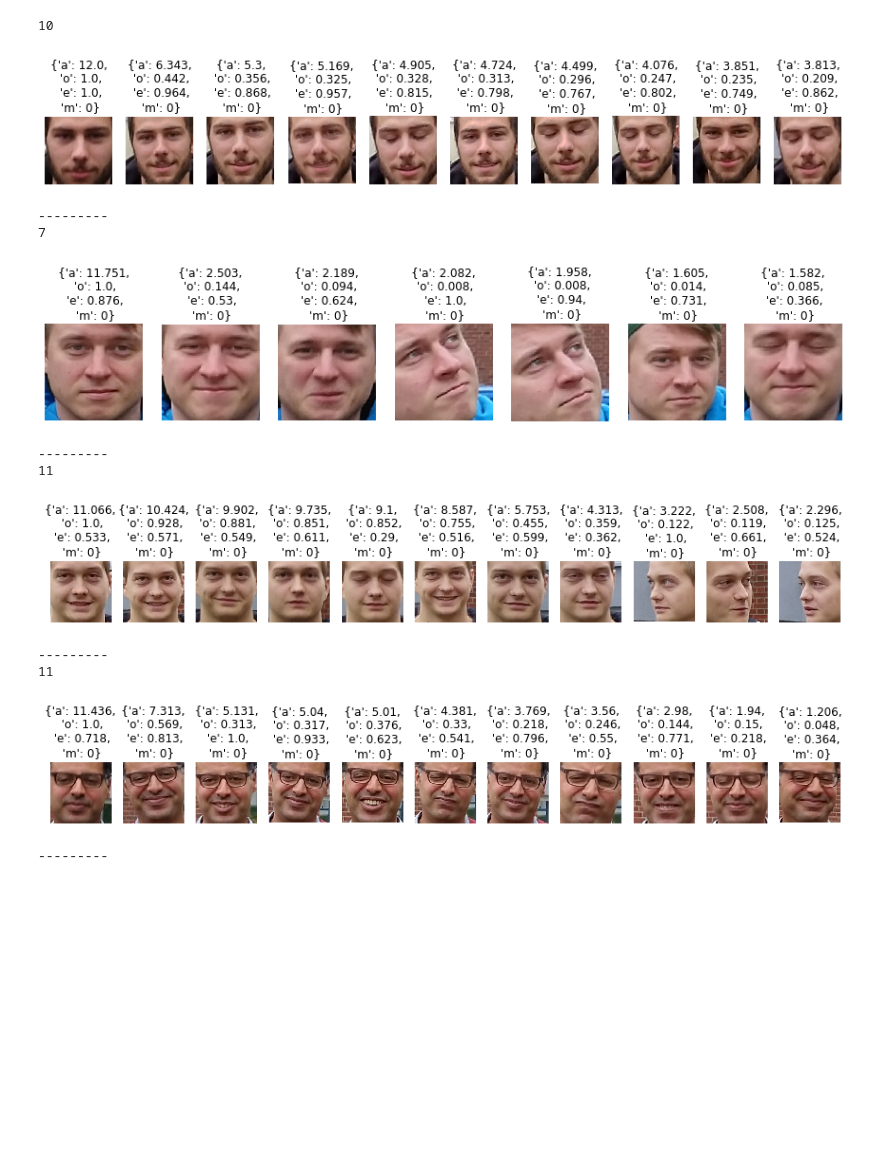
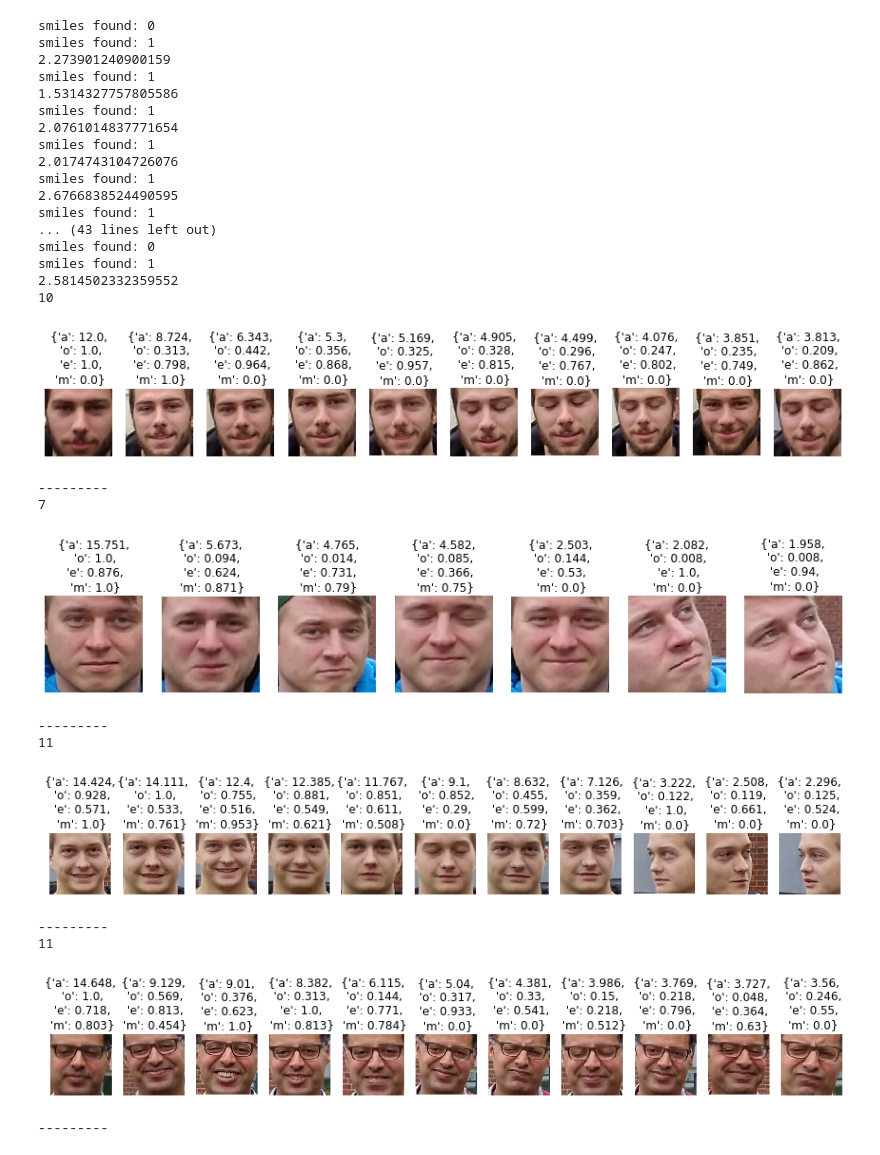
Before and after one commit to uol-mediaprocessing-201920/group-projects-group-photo, a Jupyter notebook: prototype.ipynb, the cells around one changed output. Drawn from its saved outputs; the diff is of its cells as text; code cells hidden in the pictures; blank space fills up the shorter version.

```diff
--- a/prototype.ipynb
+++ b/prototype.ipynb
@@ -124,7 +127,23 @@ class Face:
     self.score_orientation = 1 / distRatio
 
   def calc_score_mouth(self):
-    self.score_mouth = 0 #TODO
+    gray = cv2.cvtColor(cv2.cvtColor(self.picture_data,cv2.COLOR_RGB2BGR),cv2.COLOR_BGR2GRAY)
+    smile = face_cascade_smile.detectMultiScale3(
+        gray,
+        scaleFactor=1.8,
+        minNeighbors=20,
+        minSize=(30, 30),
+        flags = cv2.CASCADE_SCALE_IMAGE,
+        outputRejectLevels = True
+    )
+    rects = smile[0]
+    weights = smile[2]
+    print("smiles found: "+str(len(rects)))
+    if len(weights) == 1:
+      self.score_mouth = float(weights[0])
+      print(float(weights[0]))
+    else:
+      self.score_mouth = 0
 
   def calc_scores(self):
     self.calc_score_orientation()
@@ -178,6 +197,7 @@ dlib_pictures = [cv2.cvtColor(cv_img,cv2.COLOR_BGR2RGB) for cv_img in cv_picture
 face_detector = dlib.get_frontal_face_detector()
 face_landmarks = dlib.shape_predictor(landmarks_filename)
 face_recognition = dlib.face_recognition_model_v1(facerecognition_filename)
+face_cascade_smile = cv2.CascadeClassifier('haarcascade_smile.xml')
 
 # list of every unique person
 persons = []
@@ -196,39 +216,55 @@ for pic_idx, picture in enumerate(dlib_pictures):
     face_id = face_recognition.compute_face_descriptor(picture,landmarks)
 
     # check if person is already in persons list
     person = next((person for person in persons if person.faceVectorMatches(face_id)), None)
     if person is None:
       person = Person(face_id)
       persons.append(person)
 
     face = Face(extractFace(picture, d), pic_idx, landmarks)
     face.calc_scores()
     person.faces.append(face)
 
 # Output plots
 for person in persons:
   print(len(person.faces))
   person.normalize_scores()
   person.faces.sort(key=lambda face:face.score_all,reverse=True)
 
   fig, ax = plt.subplots(nrows=1,ncols=len(person.faces),figsize=(15,15))
   for i,a in enumerate(ax):
     a.imshow(person.faces[i].picture_data)
     a.set_title(person.faces[i].scores_str())
     a.axis("off")
 
   plt.show()
   print("---------")
 # %% [output]
+smiles found: 0
+smiles found: 1
+2.273901240900159
+smiles found: 1
+1.5314327757805586
+smiles found: 1
+2.0761014837771654
+smiles found: 1
+2.0174743104726076
+smiles found: 1
+2.6766838524490595
+smiles found: 1
+... (43 lines left out)
+smiles found: 0
+smiles found: 1
+2.5814502332359552
 10
-[figure, old version]
+[figure, new version]
 ---------
 7
-[figure, old version]
+[figure, new version]
 ---------
 11
-[figure, old version]
+[figure, new version]
 ---------
 11
-[figure, old version]
+[figure, new version]
 ---------
```
Also changed, not shown: parts of 1 cell of this notebook.
